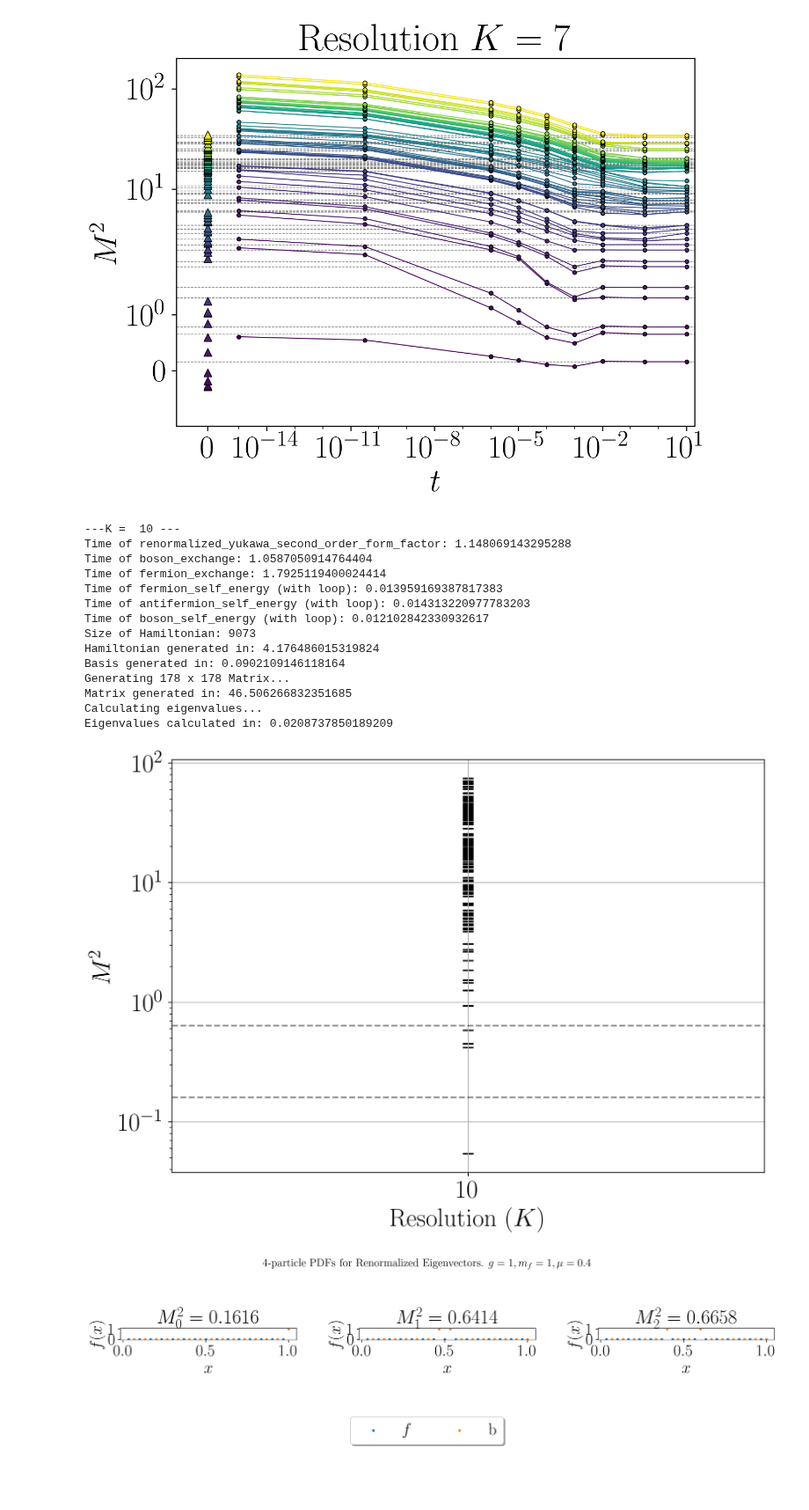
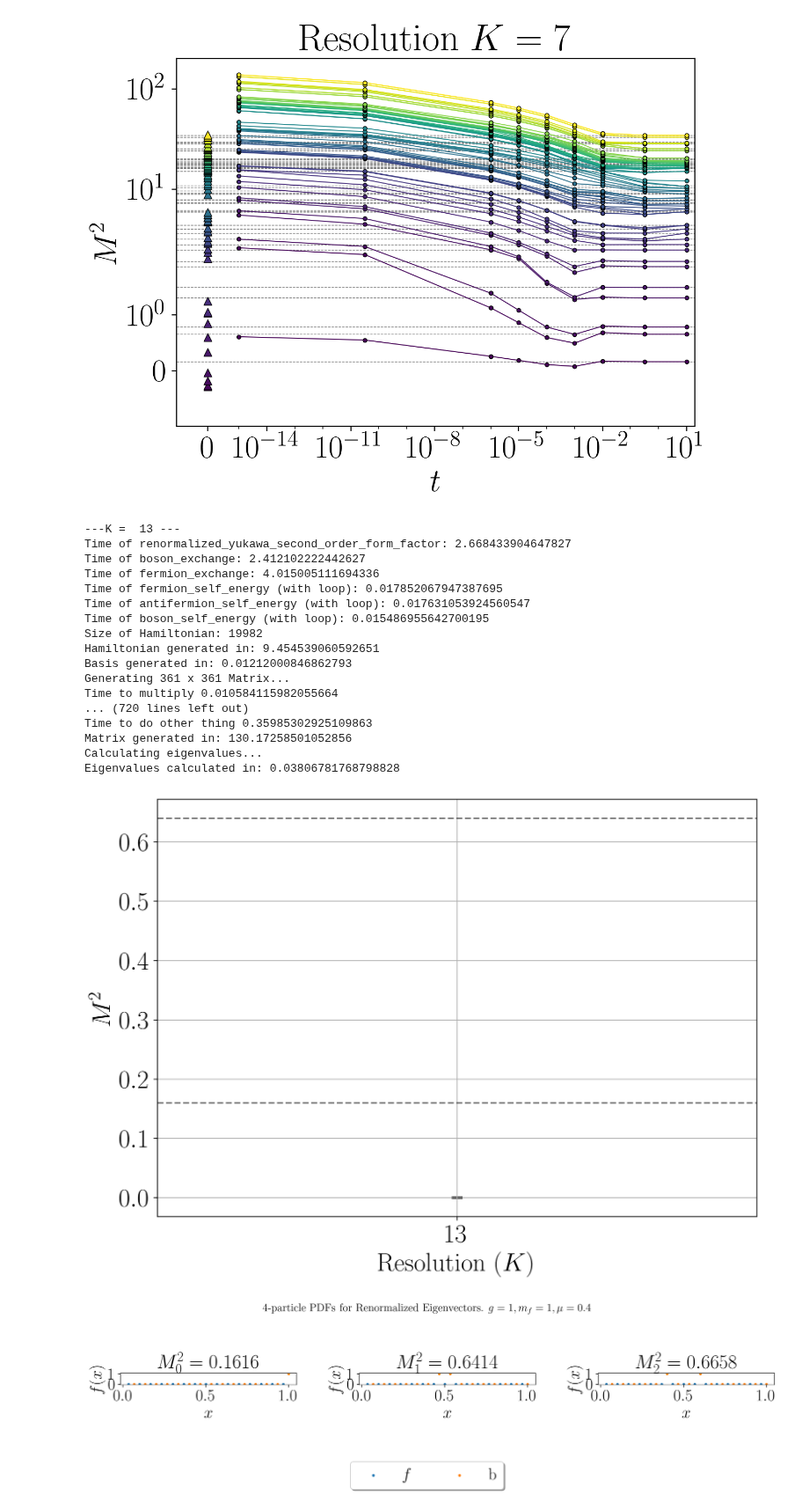
Before and after one commit to cgustin99/OpenParticle, a Jupyter notebook: models/Yukawa/yukawa.ipynb, the cells around one changed output. Shown at 88% size. Drawn from its saved outputs; the diff is of its cells as text; code cells hidden in the pictures; blank space fills up the shorter version.

Commit message:
Kamil testing matrix speed up

```diff
--- a/models/Yukawa/yukawa.ipynb
+++ b/models/Yukawa/yukawa.ipynb
@@ -562,7 +562,7 @@ plt.show()
 # %% [output]
 [figure]
 # %%
-max_res = 10
+max_res = 13
 mf = 1
 mb = 0.4
 g = 1
@@ -576,44 +576,47 @@ resolutions = [max_res]
 renormalized_eigenvalues, renormalized_eigenvectors = get_renormalized_eigenstates(resolutions, t = t, g = g, mf = mf,
                                                                                    mb = mb, Q = Q, num_eigenstates = num_eigenstates, n_particles = n_particles, verbose = True)
 # %% [output]
----K =  10 ---
-Time of renormalized_yukawa_second_order_form_factor: 1.148069143295288
-Time of boson_exchange: 1.0587050914764404
-Time of fermion_exchange: 1.7925119400024414
-Time of fermion_self_energy (with loop): 0.013959169387817383
-Time of antifermion_self_energy (with loop): 0.014313220977783203
-Time of boson_self_energy (with loop): 0.012102842330932617
-Size of Hamiltonian: 9073
-Hamiltonian generated in: 4.176486015319824
-Basis generated in: 0.0902109146118164
-Generating 178 x 178 Matrix...
-Matrix generated in: 46.506266832351685
+---K =  13 ---
+Time of renormalized_yukawa_second_order_form_factor: 2.668433904647827
+Time of boson_exchange: 2.412102222442627
+Time of fermion_exchange: 4.015005111694336
+Time of fermion_self_energy (with loop): 0.017852067947387695
+Time of antifermion_self_energy (with loop): 0.017631053924560547
+Time of boson_self_energy (with loop): 0.015486955642700195
+Size of Hamiltonian: 19982
+Hamiltonian generated in: 9.454539060592651
+Basis generated in: 0.01212000846862793
+Generating 361 x 361 Matrix...
+Time to multiply 0.010584115982055664
+... (720 lines left out)
+Time to do other thing 0.35985302925109863
+Matrix generated in: 130.17258501052856
 Calculating eigenvalues...
-Eigenvalues calculated in: 0.0208737850189209
+Eigenvalues calculated in: 0.03806781768798828
 # %%
 
 plt.figure(figsize = (10, 7), dpi = 200)
 colors = plt.cm.viridis(np.linspace(0, 1, renormalized_eigenvalues.shape[0]))
 for i, eig in enumerate(renormalized_eigenvalues):
     # plt.scatter(resolutions, np.sqrt(eig),  color = colors[i], marker = '_', s = 100, label=rf"$E_{{{i}}}$")#
     # if i == eigenstate_of_interest:
     #     plt.scatter(resolutions, (eig), color = 'red', marker='_', s = 100, label = f'Eigenstate {i}')
     # else:
     plt.scatter(resolutions, (eig), color = 'black', marker='_', s = 100)
 
 plt.xlabel("Resolution ($K$)")
 plt.ylabel("$M^2$")
 plt.axhline(y = 4*mb**2, color = 'k', linestyle = '--', alpha = 0.5)
 plt.axhline(y = mb**2, color = 'k', linestyle = '--', alpha = 0.5)
 # plt.axhline(y = (2*mf + mb)**2, color = 'k', linestyle = '--', alpha = 0.5)
 # plt.title( f'$t = {t}$,$g = {g}$, $m_f$ = {mf}, $m_b$ = {mb}')
 # plt.legend(loc='upper center', bbox_to_anchor=(0.5, -0.5),
 #           fancybox=True, shadow=True, ncol=np.ceil(len(renormalized_eigenvalues)/6))
-plt.yscale('log')
+# plt.yscale('log')
 plt.xticks(resolutions)
 plt.grid()
 # %% [output]
-[figure, old version]
+[figure, new version]
 # %%
 plt.figure(figsize = (10, 7), dpi = 200)
 for res in np.arange(2, 8, 1):
```
Also changed, not shown: parts of 1 cell of this notebook, 3 other files.
